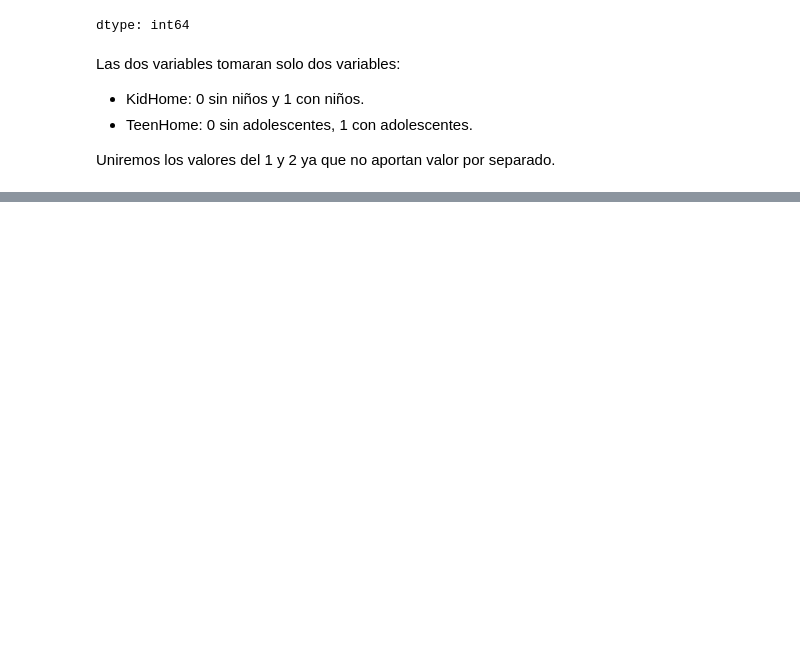
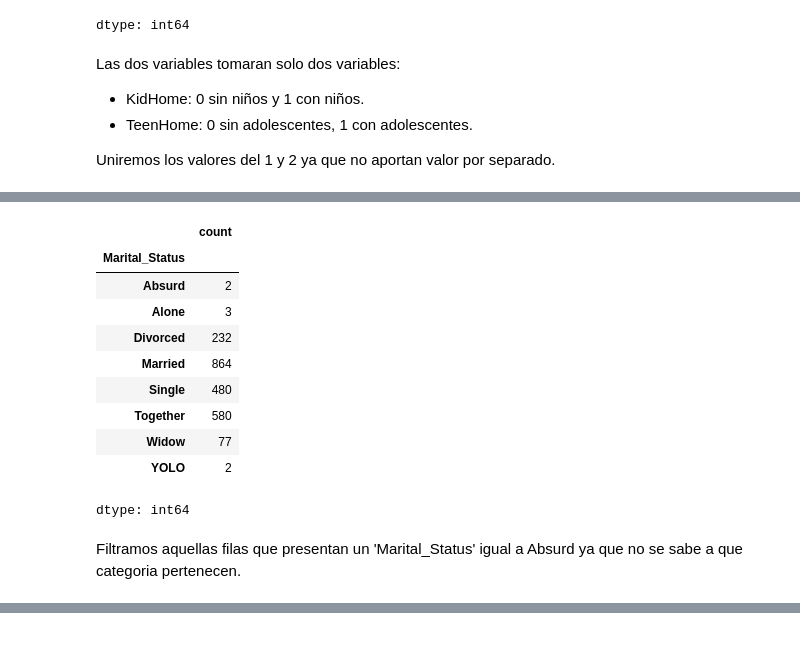
Before and after one commit to xbadiam/Marketing_Campaign, a Jupyter notebook: notebooks/MarketingCampaign_data_exploratory.ipynb, the cells around one changed output, grey strips where cells are left out. Drawn from its saved outputs; the diff is of its cells as text; code cells hidden in the pictures; blank space fills up the shorter version.

```diff
--- a/notebooks/MarketingCampaign_data_exploratory.ipynb
+++ b/notebooks/MarketingCampaign_data_exploratory.ipynb
@@ -255,0 +314,12 @@ Uniremos los valores del 1 y 2 ya que no aportan valor por separado.
+# %%
+# Se modifica la variable Kidhome
+# ==============================================================================
+dic_replace_kid = {
+    '0': "Without_Kid",
+    '1': "With_Kid",
+    '2': "With_Kid"
+    }
+
+data['Kidhome'] = (data['Kidhome'].map(dic_replace_kid).fillna(data['Kidhome']))
+
+data.Kidhome.value_counts().sort_index()
@@ -255,0 +332,13 @@ Uniremos los valores del 1 y 2 ya que no aportan valor por separado.
+# %%
+# Se modifica la variable Teenhome
+# ==============================================================================
+
+dic_replace_Teen = {
+    '0': "Without_Teen",
+    '1': "With_Teen",
+    '2': "With_Teen"
+    }
+
+data['Teenhome'] = (data['Teenhome'].map(dic_replace_Teen).fillna(data['Teenhome']))
+
+data.Teenhome.value_counts().sort_index()
@@ -255,0 +351,18 @@ Uniremos los valores del 1 y 2 ya que no aportan valor por separado.
+# %%
+# Se modifica la variable Teenhome
+# ==============================================================================
+data.Marital_Status.value_counts().sort_index()
+# %% [output]
+|  | count |
+| Marital_Status |  |
+| Absurd | 2 |
+| Alone | 3 |
+| Divorced | 232 |
+| Married | 864 |
+| Single | 480 |
+| Together | 580 |
+| Widow | 77 |
+| YOLO | 2 |
+dtype: int64
+# %% [markdown]
+Filtramos aquellas filas que presentan un 'Marital_Status' igual a Absurd ya que no se sabe a que categoria pertenecen.
```
Also changed, not shown: parts of 17 cells of this notebook.
